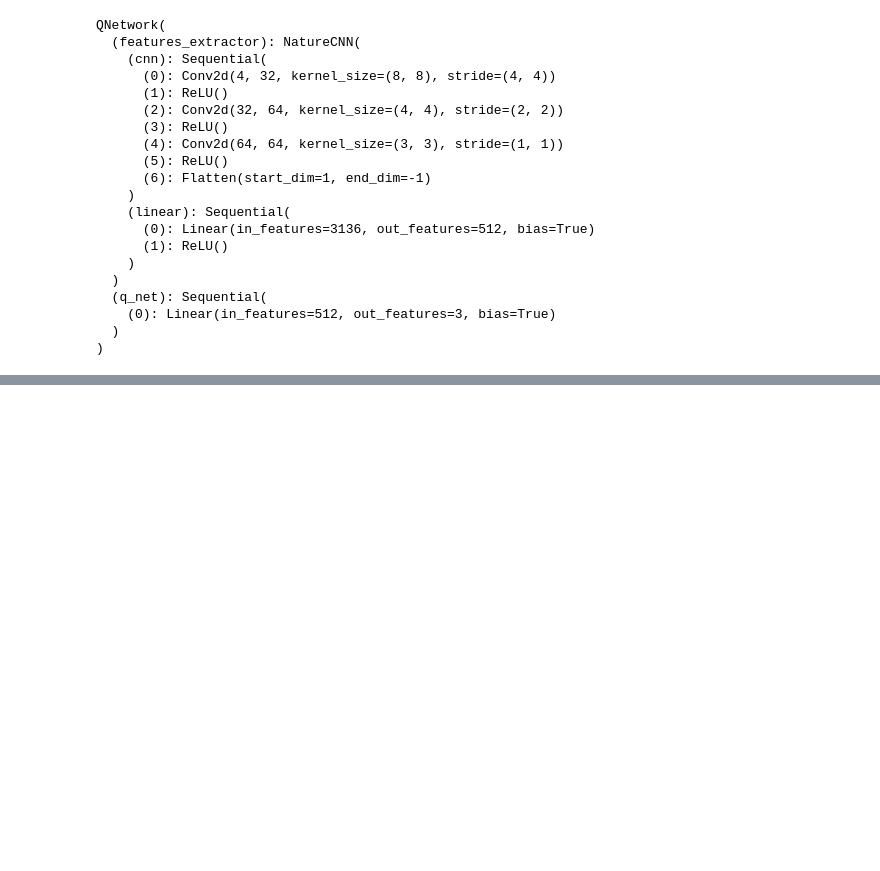
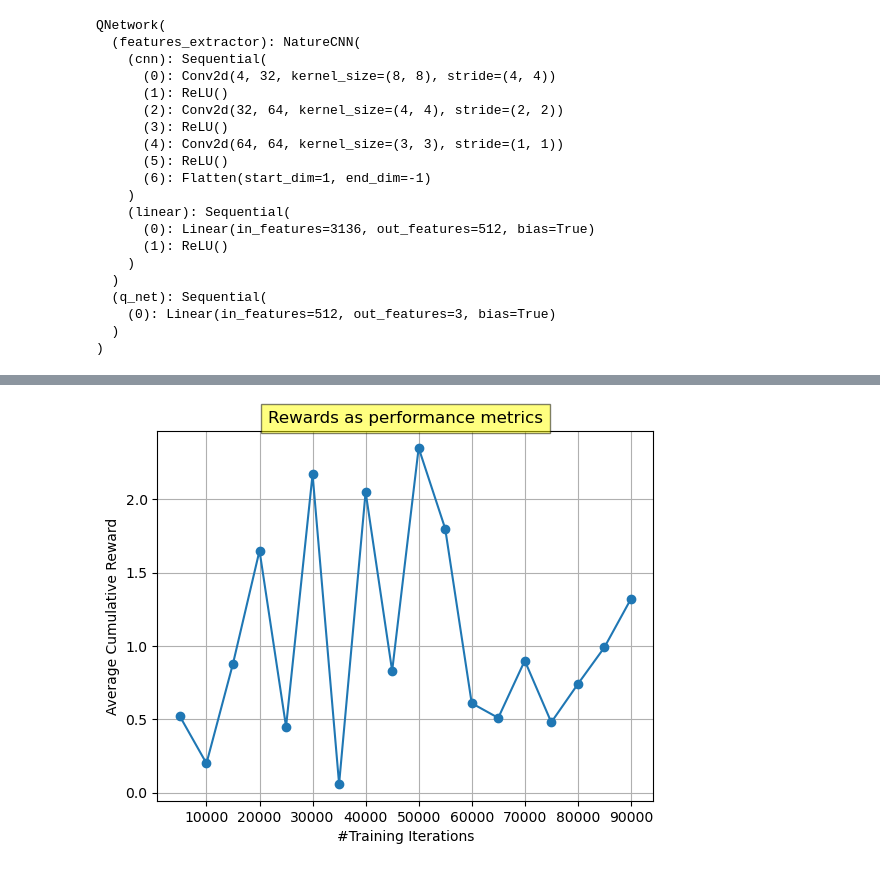
Before and after one commit to eno-sim/RL_project, a Jupyter notebook: chrome_rino.ipynb, the cells around one changed output, grey strips where cells are left out. Drawn from its saved outputs; the diff is of its cells as text; code cells hidden in the pictures; blank space fills up the shorter version.

```diff
--- a/chrome_rino.ipynb
+++ b/chrome_rino.ipynb
@@ -394,0 +488,5 @@ QNetwork(
+# %%
+env2 = WebGame2()
+CHECKPOINT_DIR = "./train2"
+LOG_DIR = './logs2/'
+callback2 = TrainAndLoggingCallback(check_freq=5000, save_path = CHECKPOINT_DIR)
@@ -394,0 +525,7 @@ QNetwork(
+# %%
+# Compute the average rewards
+avg_rewards2, iterations2 = compute_average_rewards(5000, 90000, 5000, env2, model_directory='train2')
+# Plot the average rewards
+plot_average_rewards(avg_rewards2, iterations2)
+# %% [output]
+[figure, added]
```
Also changed, not shown: parts of 13 cells of this notebook, 21 other files.
